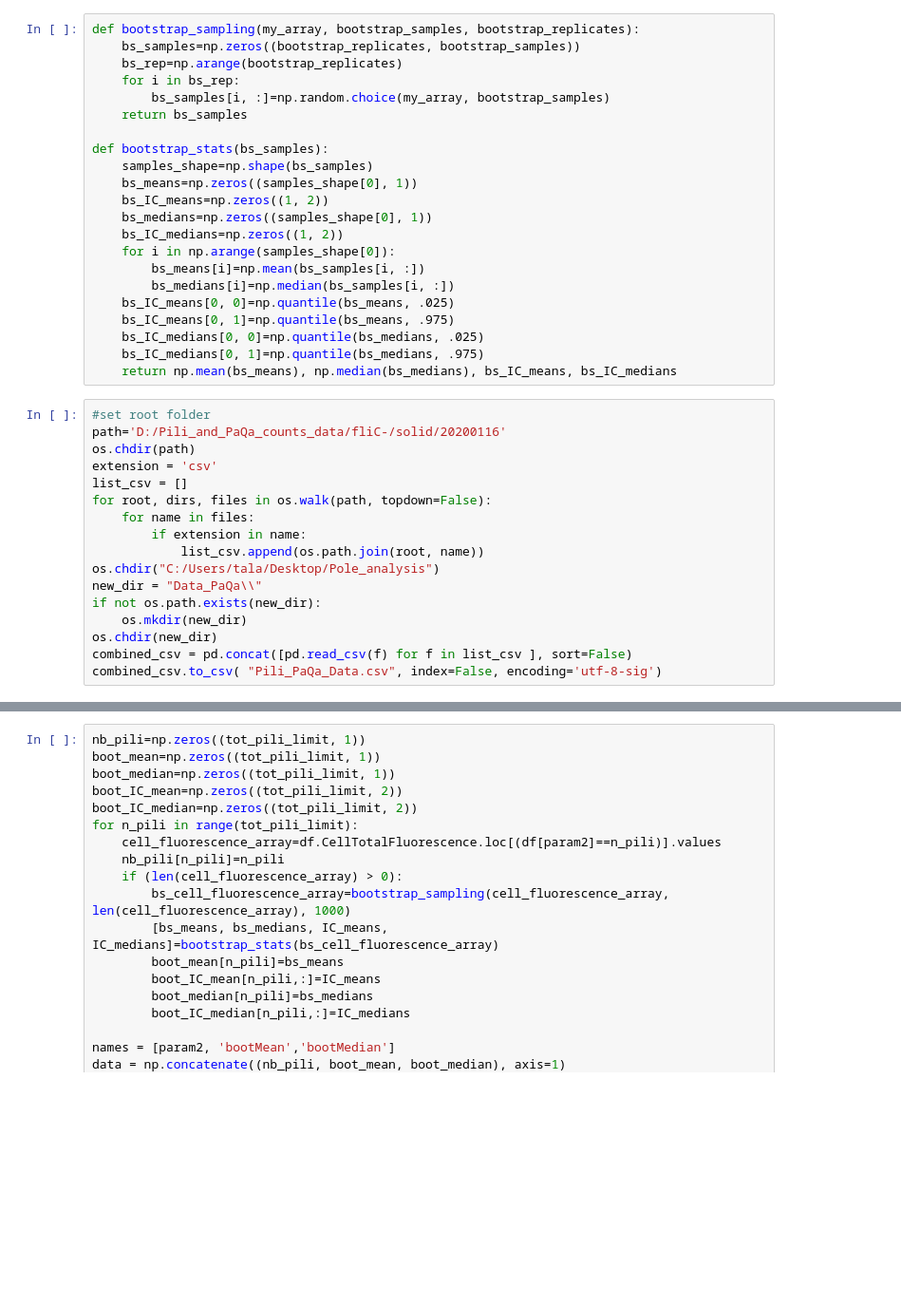
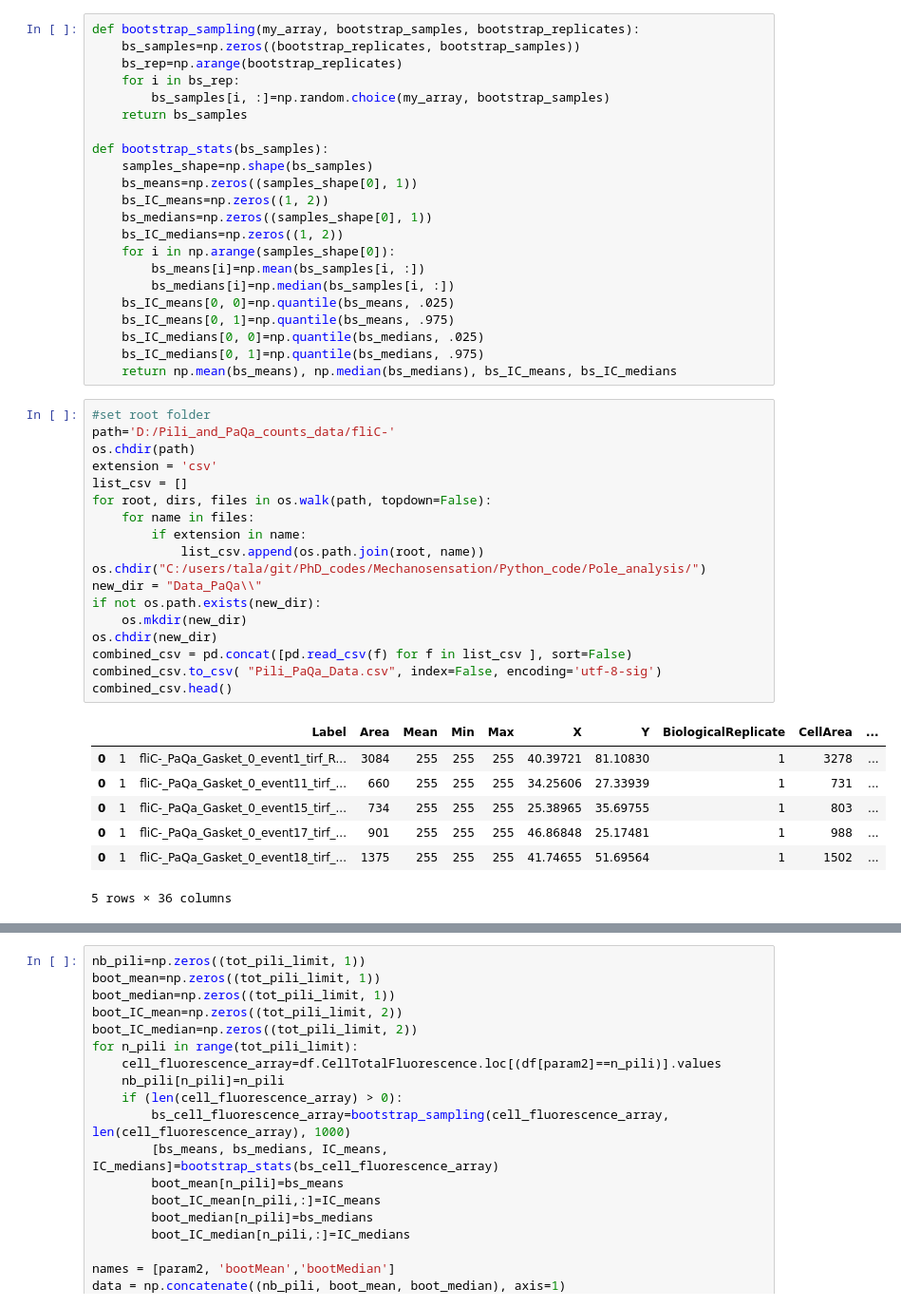
Before and after one commit to lorenzotala/PhD_codes, a Jupyter notebook: Mechanosensation/Python_code/Pole_analysis/Pili_PaQa_analysis.ipynb, the cells around one changed output, grey strips where cells are left out. Shown at 95% size. Cells and saved outputs as stored; diff of their text form; blank space fills up the shorter version.

```diff
--- a/Mechanosensation/Python_code/Pole_analysis/Pili_PaQa_analysis.ipynb
+++ b/Mechanosensation/Python_code/Pole_analysis/Pili_PaQa_analysis.ipynb
@@ -42,21 +42,30 @@ def bootstrap_stats(bs_samples):
     return np.mean(bs_means), np.median(bs_medians), bs_IC_means, bs_IC_medians
 # %%
 #set root folder
-path='D:/Pili_and_PaQa_counts_data/fliC-/solid/20200116'
+path='D:/Pili_and_PaQa_counts_data/fliC-'
 os.chdir(path)
 extension = 'csv'
 list_csv = []
 for root, dirs, files in os.walk(path, topdown=False):
     for name in files:
         if extension in name:
             list_csv.append(os.path.join(root, name))
-os.chdir("C:/Users/tala/Desktop/Pole_analysis")
+os.chdir("C:/users/tala/git/PhD_codes/Mechanosensation/Python_code/Pole_analysis/")
 new_dir = "Data_PaQa\\"
 if not os.path.exists(new_dir):
     os.mkdir(new_dir)
 os.chdir(new_dir)
 combined_csv = pd.concat([pd.read_csv(f) for f in list_csv ], sort=False)
 combined_csv.to_csv( "Pili_PaQa_Data.csv", index=False, encoding='utf-8-sig')
+combined_csv.head()
+# %% [output]
+|  |  | Label | Area | Mean | Min | Max | X | Y | BiologicalReplicate | CellArea | ... |
+| 0 | 1 | fliC-_PaQa_Gasket_0_event1_tirf_R... | 3084 | 255 | 255 | 255 | 40.39721 | 81.10830 | 1 | 3278 | ... |
+| 0 | 1 | fliC-_PaQa_Gasket_0_event11_tirf_... | 660 | 255 | 255 | 255 | 34.25606 | 27.33939 | 1 | 731 | ... |
+| 0 | 1 | fliC-_PaQa_Gasket_0_event15_tirf_... | 734 | 255 | 255 | 255 | 25.38965 | 35.69755 | 1 | 803 | ... |
+| 0 | 1 | fliC-_PaQa_Gasket_0_event17_tirf_... | 901 | 255 | 255 | 255 | 46.86848 | 25.17481 | 1 | 988 | ... |
+| 0 | 1 | fliC-_PaQa_Gasket_0_event18_tirf_... | 1375 | 255 | 255 | 255 | 41.74655 | 51.69564 | 1 | 1502 | ... |
+5 rows × 36 columns
 # %%
 df = pd.read_csv("Pili_PaQa_Data.csv", sep=',', na_values='*')
 df['PercentTotalFluoDim']=df['TotalFluorescencePoleDim']/df['CellTotalFluorescence']
```
Also changed, not shown: parts of 4 cells of this notebook, 3 other files.
